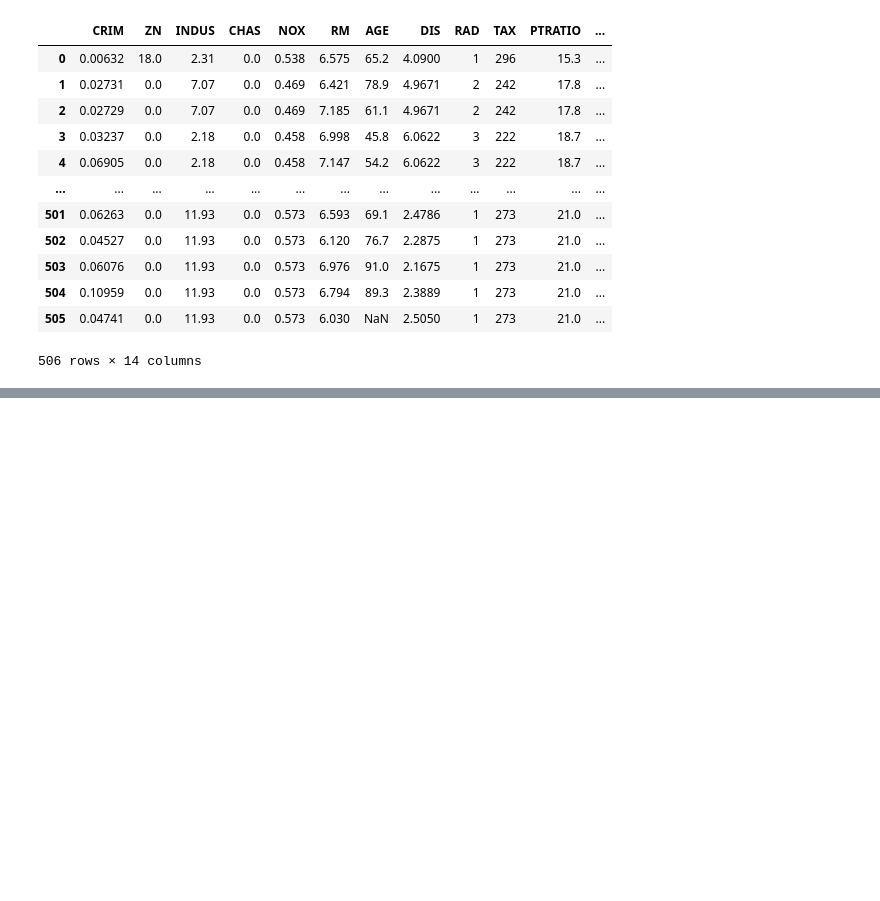
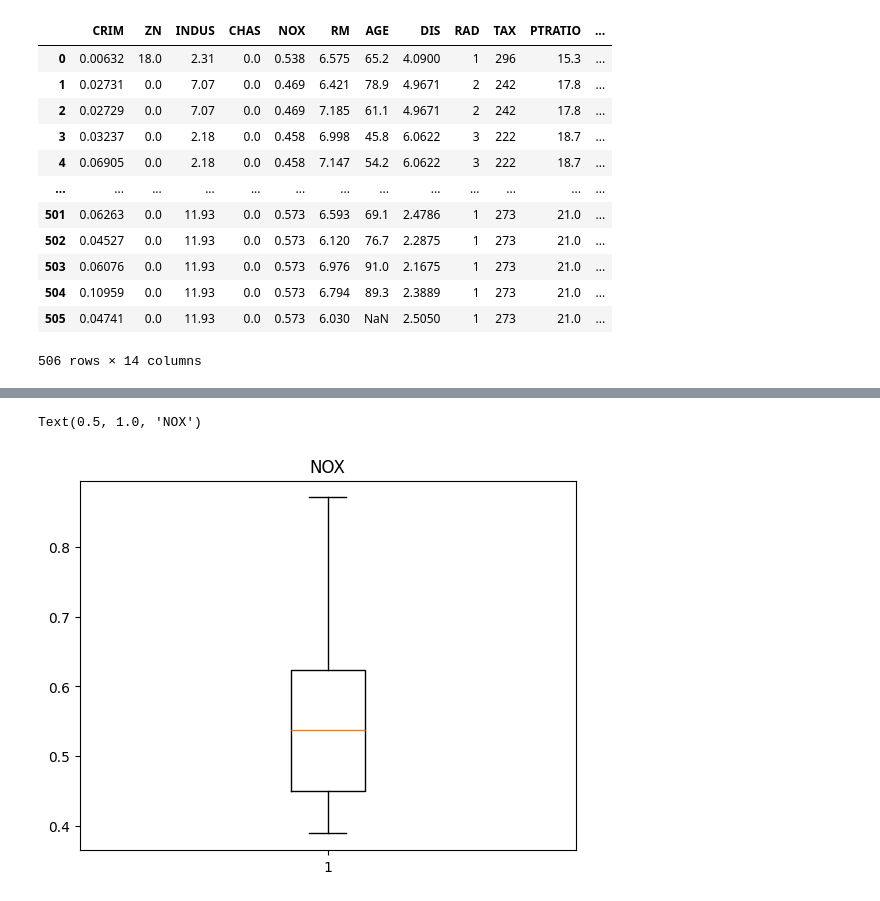
Before and after one commit to minkyungbae/My-assignments, a Jupyter notebook: Chapter2_Assignment_241231/machine_learning_이상치 처리.ipynb, the cells around one changed output, grey strips where cells are left out. Saved outputs shown, nothing was run; the diff lists cells and outputs as text; code cells hidden in the pictures; blank space fills up the shorter version.

```diff
--- a/Chapter2_Assignment_241231/machine_learning_이상치 처리.ipynb
+++ b/Chapter2_Assignment_241231/machine_learning_이상치 처리.ipynb
@@ -19 +68,12 @@ df_housingdata
+# %%
+# 그래프 만들기(NOX 칼럼의 이상치, 최댓&최솟값, 유효값 확인)
+# 해석 : 이상치가 없다고 판단함
+import numpy as np
+import pandas as pd
+import matplotlib.pyplot as plt
+plt.boxplot(df_filtered_housingdata_dropped_rows['NOX'])
+plt.title("NOX")    # 그래프 제목 적기
+# %% [output]
+Text(0.5, 1.0, 'NOX')
+[figure, added]
 # %%
```
Also changed, not shown: parts of 6 cells of this notebook.
